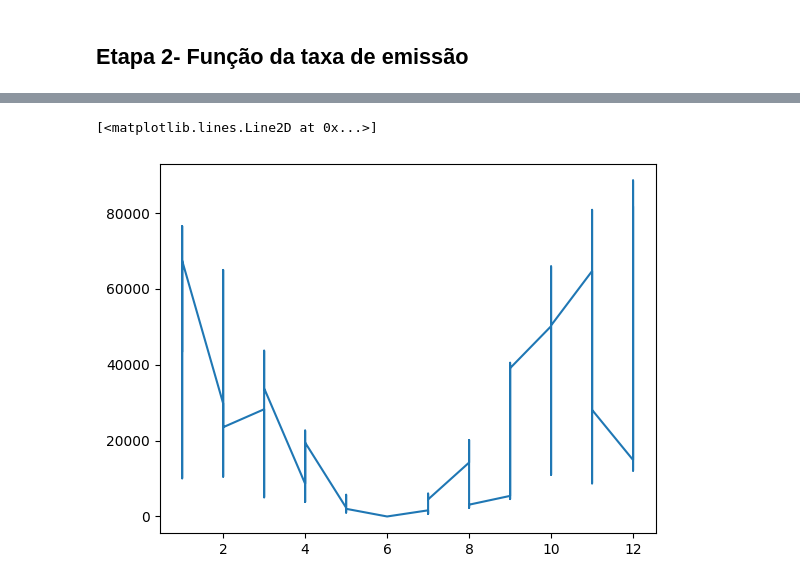
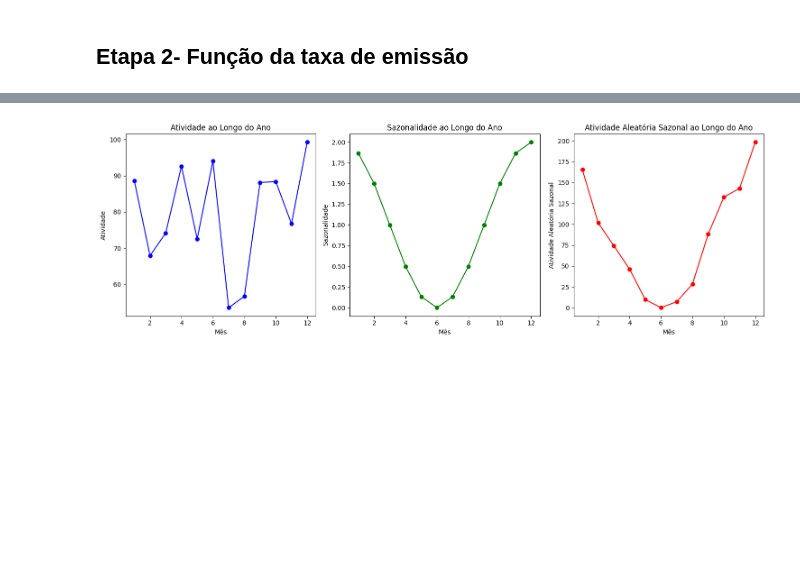
Before and after one commit to GuilhermeAudi/Poluicao_Atmosferica, a Jupyter notebook: Atividade 01(tupy).ipynb, the cells around one changed output, grey strips where cells are left out. Saved outputs shown, nothing was run; the diff lists cells and outputs as text; code cells hidden in the pictures; blank space fills up the shorter version.

```diff
--- a/Atividade 01(tupy).ipynb
+++ b/Atividade 01(tupy).ipynb
@@ -206,9 +208,29 @@ OSError: Cannot save file into a non-existent directory: 'C:\Users\Leonardo.Hoin
-# %%
-# Valores aleatórios com sazonalidade
-
-df['aleatorioSazonal'] = df['atividade'] * df['sazonalidade']
-
-plt.plot(df['Mes'], df['aleatorioSazonal'])
-# %% [output]
-[<matplotlib.lines.Line2D at 0x...>]
-[figure, removed]
+# %%
+# Valores aleatórios com sazonalidade
+plt.figure(figsize=(15, 5))
+
+# Gráfico 1: atividade ao longo do ano
+plt.subplot(1, 3, 1)
+plt.plot(df['Mes'], df['atividade'], marker='o', color='b')
+plt.xlabel('Mês')
+plt.ylabel('Atividade')
+plt.title('Atividade ao Longo do Ano')
+
+# Gráfico 2: sazonalidade ao longo do ano
+plt.subplot(1, 3, 2)
+plt.plot(df['Mes'], df['sazonalidade'], marker='o', color='g')
+plt.xlabel('Mês')
+plt.ylabel('Sazonalidade')
+plt.title('Sazonalidade ao Longo do Ano')
+df['aleatorioSazonal'] = df['atividade'] * df['sazonalidade']
+# Gráfico 3: atividade aleatória sazonal ao longo do ano
+plt.subplot(1, 3, 3)
+plt.plot(df['Mes'], df['aleatorioSazonal'], marker='o', color='r')
+plt.xlabel('Mês')
+plt.ylabel('Atividade Aleatória Sazonal')
+plt.title('Atividade Aleatória Sazonal ao Longo do Ano')
+
+plt.tight_layout()
+plt.show()
+# %% [output]
+[figure, added]
```
Also changed, not shown: parts of 10 cells of this notebook, 1 other file.
